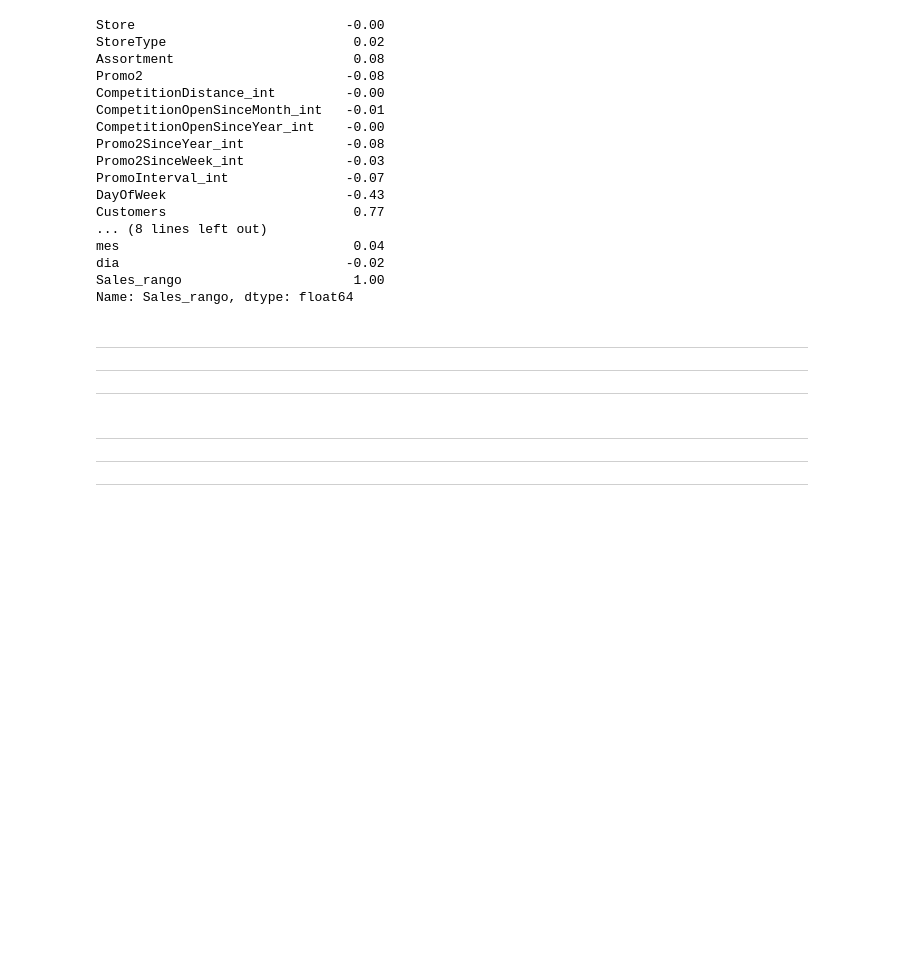
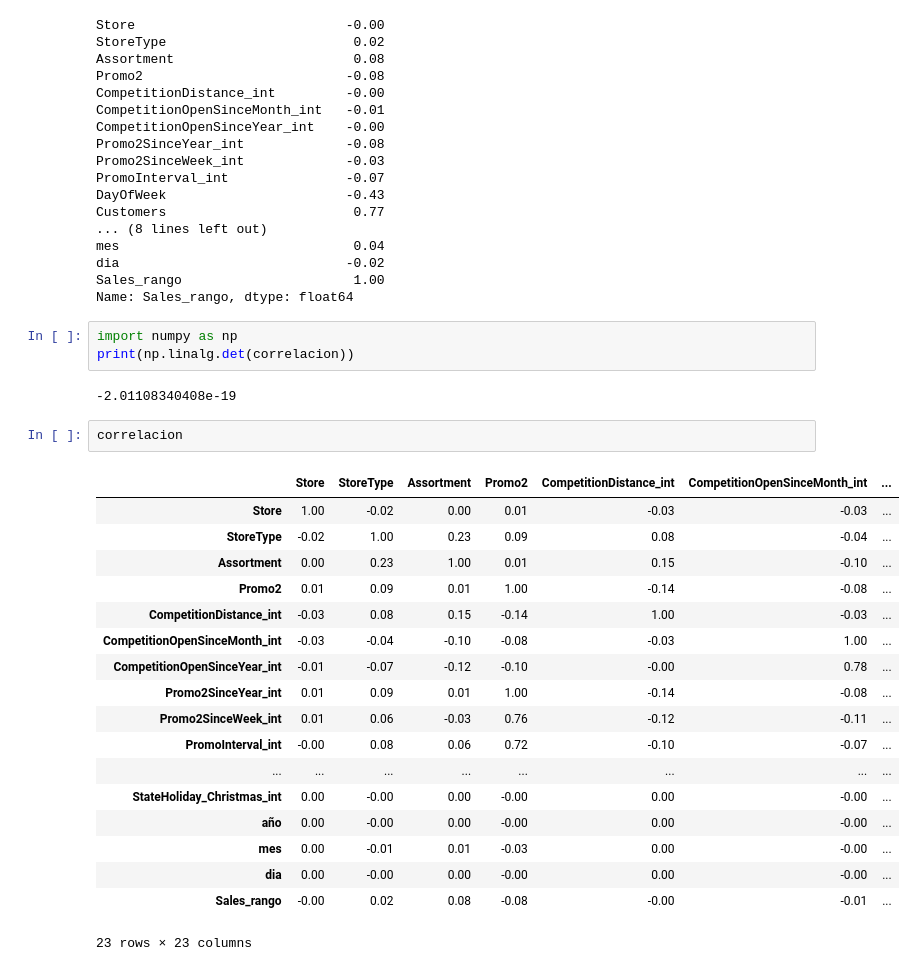
Before and after one commit to fmedel/Mineria-de-datos, a Jupyter notebook: jypiter/work/proyecto-farmacia/todos-datos/graficos-todas-variables.ipynb, the cells around one changed output. Cells and saved outputs as stored; diff of their text form; blank space fills up the shorter version.

```diff
--- a/jypiter/work/proyecto-farmacia/todos-datos/graficos-todas-variables.ipynb
+++ b/jypiter/work/proyecto-farmacia/todos-datos/graficos-todas-variables.ipynb
@@ -853,11 +853,29 @@ mes                              0.04
 dia                             -0.02
 Sales_rango                      1.00
 Name: Sales_rango, dtype: float64
-# %% [markdown]
-<hr>
-<hr>
-<hr>
-# %% [markdown]
-<hr>
-<hr>
-<hr>
+# %%
+import numpy as np
+print(np.linalg.det(correlacion))
+# %% [output]
+-2.01108340408e-19
+# %%
+correlacion
+# %% [output]
+|  | Store | StoreType | Assortment | Promo2 | CompetitionDistance_int | CompetitionOpenSinceMonth_int | ... |
+| Store | 1.00 | -0.02 | 0.00 | 0.01 | -0.03 | -0.03 | ... |
+| StoreType | -0.02 | 1.00 | 0.23 | 0.09 | 0.08 | -0.04 | ... |
+| Assortment | 0.00 | 0.23 | 1.00 | 0.01 | 0.15 | -0.10 | ... |
+| Promo2 | 0.01 | 0.09 | 0.01 | 1.00 | -0.14 | -0.08 | ... |
+| CompetitionDistance_int | -0.03 | 0.08 | 0.15 | -0.14 | 1.00 | -0.03 | ... |
+| CompetitionOpenSinceMonth_int | -0.03 | -0.04 | -0.10 | -0.08 | -0.03 | 1.00 | ... |
+| CompetitionOpenSinceYear_int | -0.01 | -0.07 | -0.12 | -0.10 | -0.00 | 0.78 | ... |
+| Promo2SinceYear_int | 0.01 | 0.09 | 0.01 | 1.00 | -0.14 | -0.08 | ... |
+| Promo2SinceWeek_int | 0.01 | 0.06 | -0.03 | 0.76 | -0.12 | -0.11 | ... |
+| PromoInterval_int | -0.00 | 0.08 | 0.06 | 0.72 | -0.10 | -0.07 | ... |
+| ... | ... | ... | ... | ... | ... | ... | ... |
+| StateHoliday_Christmas_int | 0.00 | -0.00 | 0.00 | -0.00 | 0.00 | -0.00 | ... |
+| año | 0.00 | -0.00 | 0.00 | -0.00 | 0.00 | -0.00 | ... |
+| mes | 0.00 | -0.01 | 0.01 | -0.03 | 0.00 | -0.00 | ... |
+| dia | 0.00 | -0.00 | 0.00 | -0.00 | 0.00 | -0.00 | ... |
+| Sales_rango | -0.00 | 0.02 | 0.08 | -0.08 | -0.00 | -0.01 | ... |
+23 rows × 23 columns
```
Also changed, not shown: 1 other file.
